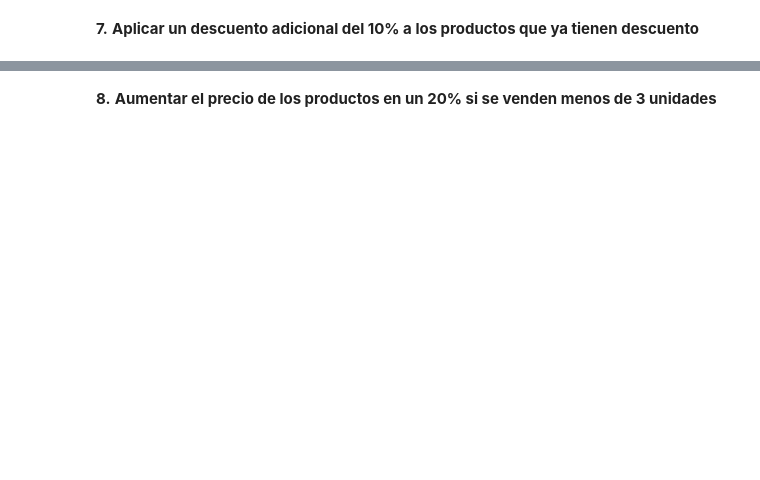
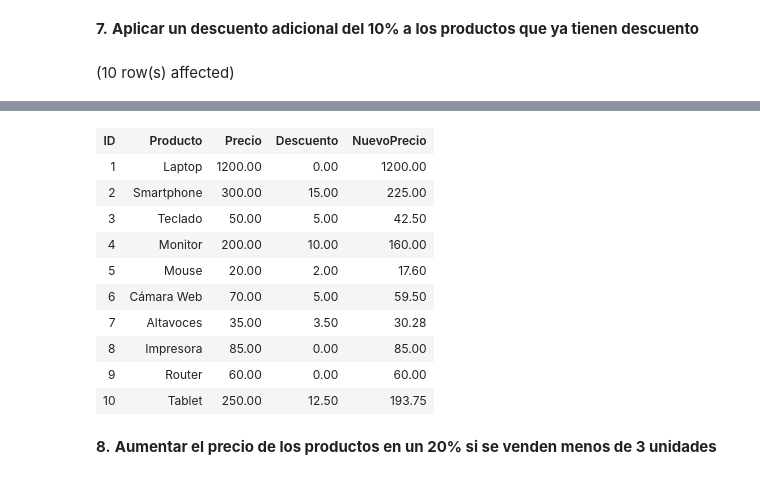
Before and after one commit to Nana8310/Curso_SQL, a Jupyter notebook: Notebook/Notebook_Practica12.ipynb, the cells around one changed output, grey strips where cells are left out. Saved outputs shown, nothing was run; the diff lists cells and outputs as text; code cells hidden in the pictures; blank space fills up the shorter version.

```diff
--- a/Notebook/Notebook_Practica12.ipynb
+++ b/Notebook/Notebook_Practica12.ipynb
@@ -97,2 +182,13 @@ Total execution time: 00:00:00.062
 # %% [markdown]
 **7.** <span style="color: var(--cib-color-syntax-gray); font-family: Menlo, Monaco, Consolas, &quot;Droid Sans Mono&quot;, &quot;Courier New&quot;, monospace, &quot;Droid Sans Fallback&quot;; font-size: var(--cib-type-body1-font-size); white-space-collapse: preserve;"><b>Aplicar un descuento adicional del 10% a los productos que ya tienen descuento</b></span>
+# %%
+SELECT ID,Producto,Precio,Descuento,
+    ROUND(
+        CASE
+            WHEN Descuento > 0 THEN Precio * (1 - (Descuento + 10)/100 )
+            ELSE Precio
+        END, 2) AS NuevoPrecio
+FROM
+    ventas;
+# %% [output]
+(10 row(s) affected)
@@ -99,2 +196,13 @@ Total execution time: 00:00:00.062
+| ID | Producto | Precio | Descuento | NuevoPrecio |
+| 1 | Laptop | 1200.00 | 0.00 | 1200.00 |
+| 2 | Smartphone | 300.00 | 15.00 | 225.00 |
+| 3 | Teclado | 50.00 | 5.00 | 42.50 |
+| 4 | Monitor | 200.00 | 10.00 | 160.00 |
+| 5 | Mouse | 20.00 | 2.00 | 17.60 |
+| 6 | Cámara Web | 70.00 | 5.00 | 59.50 |
+| 7 | Altavoces | 35.00 | 3.50 | 30.28 |
+| 8 | Impresora | 85.00 | 0.00 | 85.00 |
+| 9 | Router | 60.00 | 0.00 | 60.00 |
+| 10 | Tablet | 250.00 | 12.50 | 193.75 |
 # %% [markdown]
 **8.** <span style="color: var(--cib-color-syntax-gray); font-family: Menlo, Monaco, Consolas, &quot;Droid Sans Mono&quot;, &quot;Courier New&quot;, monospace, &quot;Droid Sans Fallback&quot;; font-size: var(--cib-type-body1-font-size); white-space-collapse: preserve;"><b>Aumentar el precio de los productos en un 20% si se venden menos de 3 unidades</b></span>
```
Also changed, not shown: parts of 11 cells of this notebook.
